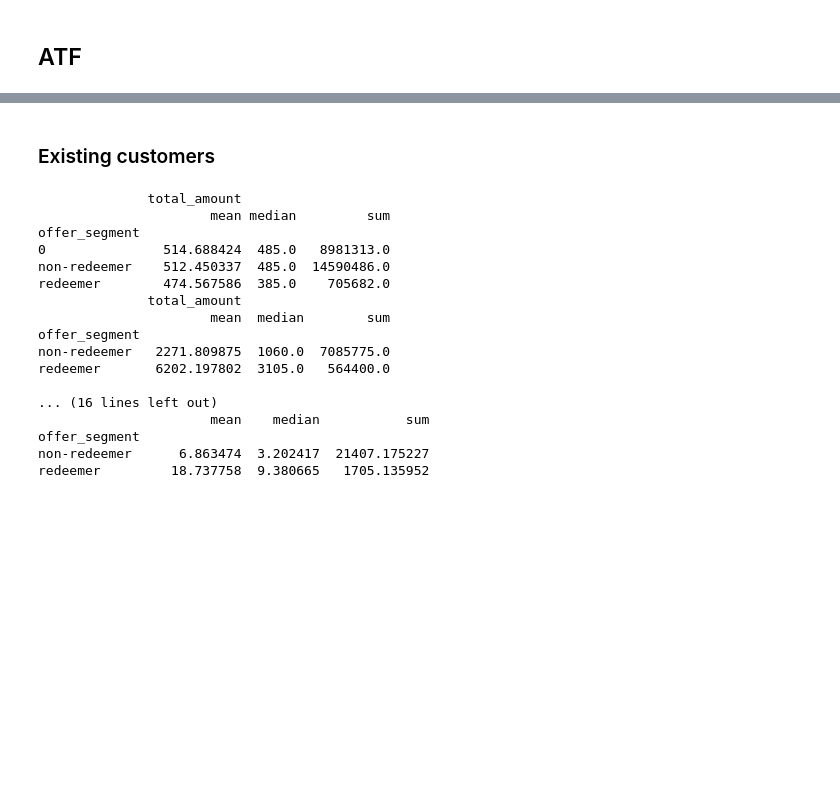
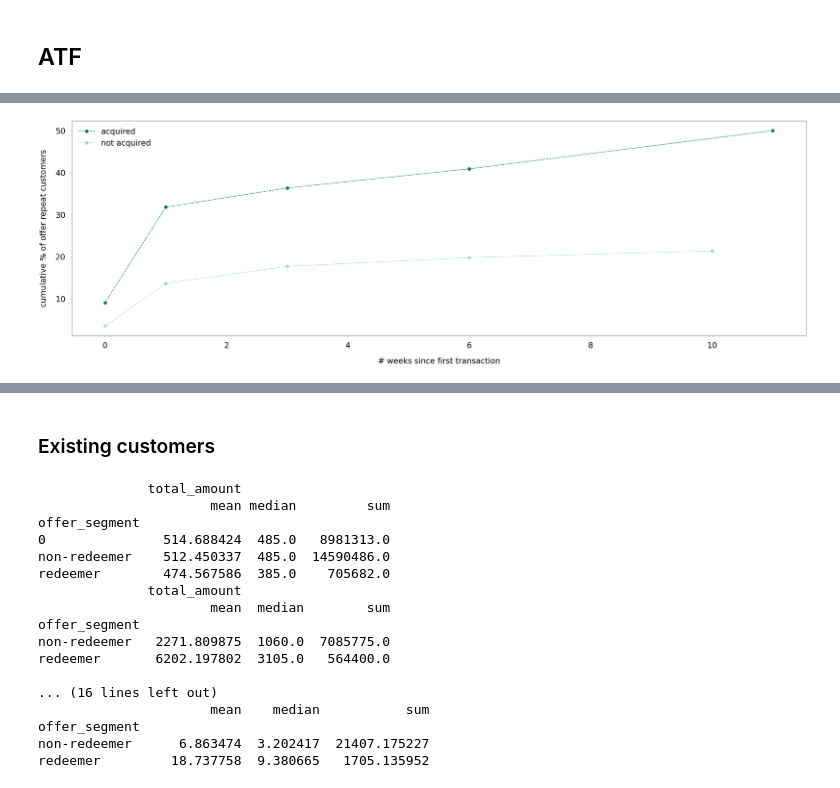
Before and after one commit to tryflux/adhoc-analysis, a Jupyter notebook: src/insights_product/offers_new_customers/metrics.ipynb, the cells around one changed output, grey strips where cells are left out. Drawn from its saved outputs; the diff is of its cells as text; code cells hidden in the pictures; blank space fills up the shorter version.

```diff
--- a/src/insights_product/offers_new_customers/metrics.ipynb
+++ b/src/insights_product/offers_new_customers/metrics.ipynb
@@ -350,0 +470,10 @@ print(f'{pcent_repeat:.0f}% of customers ({repeat_acq} out of {offer_acq}) acqui
+# %%
+df_new_not_acq['lagged_date'] = df_new_not_acq.groupby('customer_id')['date'].shift(1)
+df_new_not_acq['date_diff'] = (df_new_not_acq['date'] - df_new_not_acq['lagged_date']).dt.days
+df_new_not_acq['week_diff'] = np.ceil(df_new_not_acq.date_diff/7)
+# %%
+repeat_by_week = pd.DataFrame(df_acq_txns[df_acq_txns['count']==2].groupby('week_diff').nunique()['customer_id']).reset_index().cumsum()
+repeat_by_week['pcent_of_acquisitions'] = (repeat_by_week['customer_id']/len(offer_acquisitions))*100
+repeat_by_week.columns = ['weeks_since_transaction','cumulative_made_second_transaction','pcent']
+repeat_by_week.set_index('weeks_since_transaction', inplace = True)
+repeat_by_week
@@ -350,0 +488,23 @@ print(f'{pcent_repeat:.0f}% of customers ({repeat_acq} out of {offer_acq}) acqui
+# %%
+#all customer new not acquired on the offer
+new_count = summary_metrics.loc['non-redeemer'].loc['new']['customer_id_nunique']+ summary_metrics.loc['redeemer'].loc['new']['customer_id_nunique']
+# %%
+#look at cumulative repeat for all new customers not acquired
+repeat_by_week2 = pd.DataFrame(df_new_not_acq[df_new_not_acq['count']==2].groupby('week_diff').nunique()['customer_id']).reset_index().cumsum()
+repeat_by_week2['pcent_of_acquisitions'] = (repeat_by_week2['customer_id']/new_count)*100
+repeat_by_week2.columns = ['weeks_since_transaction','cumulative_made_second_transaction','pcent']
+repeat_by_week2.set_index('weeks_since_transaction', inplace = True)
+repeat_by_week2 = repeat_by_week2.loc[:12]
+# %%
+x1 = repeat_by_week.index.values
+y1 = repeat_by_week['pcent']
+x2 = repeat_by_week2.index.values
+y2 = repeat_by_week2['pcent']
+plt.plot(x1,y1,marker='o', linestyle='dashed',linewidth=2, markersize=12, label = 'acquired')
+plt.plot(x2,y2,marker='o', linestyle='dashed',linewidth=2, markersize=12, label = 'not acquired', color = 'mint')
+plt.ylabel('cumulative % of offer repeat customers', size = 30)
+plt.xlabel('# weeks since first transaction', size = 30)
+plt.legend(fontsize = 30)
+plt.show()
+# %% [output]
+[figure, added]
```
Also changed, not shown: parts of 88 cells of this notebook, 2 other files.
